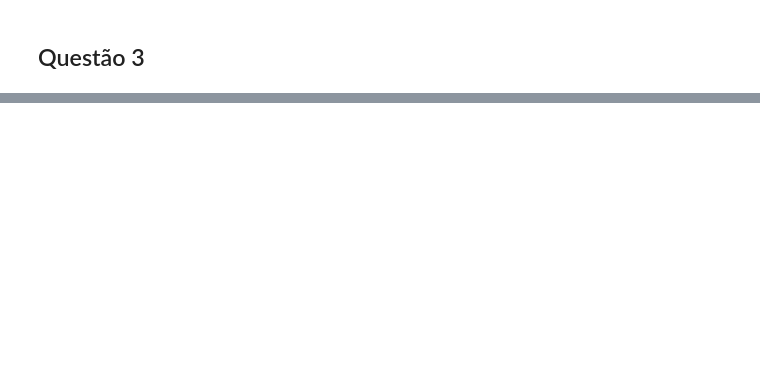
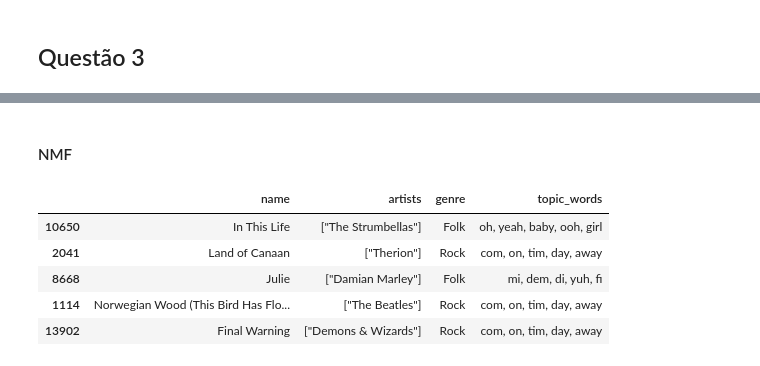
Before and after one commit to Arthurpmrs/nlp-numerical-methods, a Jupyter notebook: nlp/09_lista2_v2.ipynb, the cells around one changed output, grey strips where cells are left out. Drawn from its saved outputs; the diff is of its cells as text; code cells hidden in the pictures; blank space fills up the shorter version.

```diff
--- a/nlp/09_lista2_v2.ipynb
+++ b/nlp/09_lista2_v2.ipynb
@@ -697,0 +726,19 @@ results_df
+# %%
+def get_nmf_topics(model, feature_names, top_n=8) -> pd.DataFrame:
+    topics = []
+
+    for topic_id, weights in enumerate(model.components_):
+        top_indices = weights.argsort()[-top_n:][::-1]
+        top_words = feature_names[top_indices]
+
+        topics.append({
+            "topic": topic_id,
+            "top_words": ", ".join(top_words)
+        })
+
+    return pd.DataFrame(topics)
+
+def get_nmf_topics_from_matrix(X, n_topics, feature_names, top_n=8):
+    nmf_model = NMF(n_components=n_topics, random_state=42, max_iter=500)
+    document_topic_weights = nmf_model.fit_transform(X)
+    return document_topic_weights, get_nmf_topics(nmf_model, feature_names, top_n)
@@ -697,0 +961,3 @@ results_df
+# %%
+nmf_document_topic_weights, nmf_topics = get_nmf_topics_from_matrix(X_tfidf, 7, feature_names, top_n=5)
+display(nmf_topics)
@@ -697,0 +1020,22 @@ results_df
+# %% [markdown]
+#### NMF
+# %%
+# Selecionar o tópico mais adequado para cada uma das músicas
+selected_documents = df.iloc[selected_indices].copy()
+selected_topic_weights = nmf_document_topic_weights[selected_indices]
+selected_documents["nmf_topic"] = (selected_topic_weights.argmax(axis=1))
+
+selected_documents["topic_words"] = (
+    selected_documents["nmf_topic"]
+    .map(nmf_topics.set_index("topic")["top_words"])
+)
+selected_result = selected_documents[["name", "artists", "genre", "topic_words"]]
+
+display(selected_result)
+# %% [output]
+|  | name | artists | genre | topic_words |
+| 10650 | In This Life | ["The Strumbellas"] | Folk | oh, yeah, baby, ooh, girl |
+| 2041 | Land of Canaan | ["Therion"] | Rock | com, on, tim, day, away |
+| 8668 | Julie | ["Damian Marley"] | Folk | mi, dem, di, yuh, fi |
+| 1114 | Norwegian Wood (This Bird Has Flo... | ["The Beatles"] | Rock | com, on, tim, day, away |
+| 13902 | Final Warning | ["Demons & Wizards"] | Rock | com, on, tim, day, away |
```
Also changed, not shown: parts of 24 cells of this notebook.
